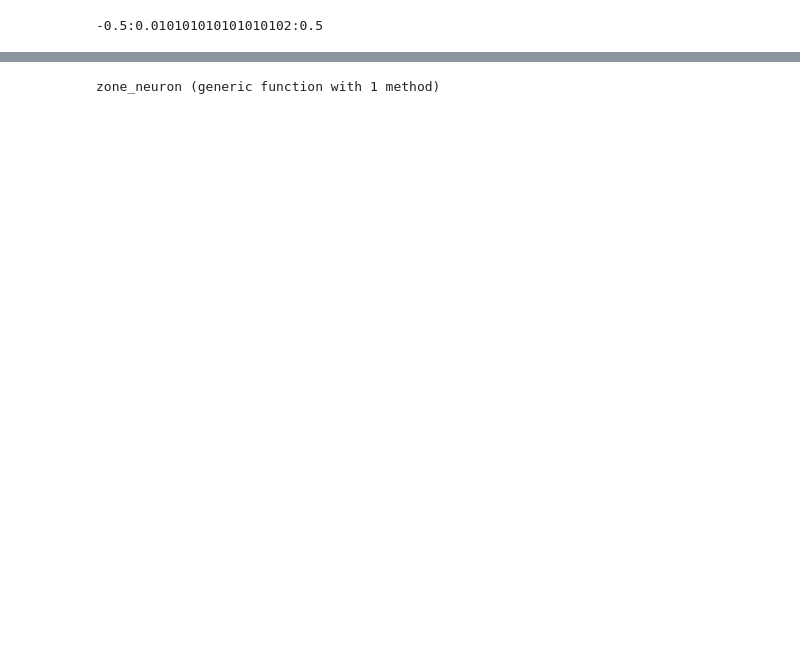
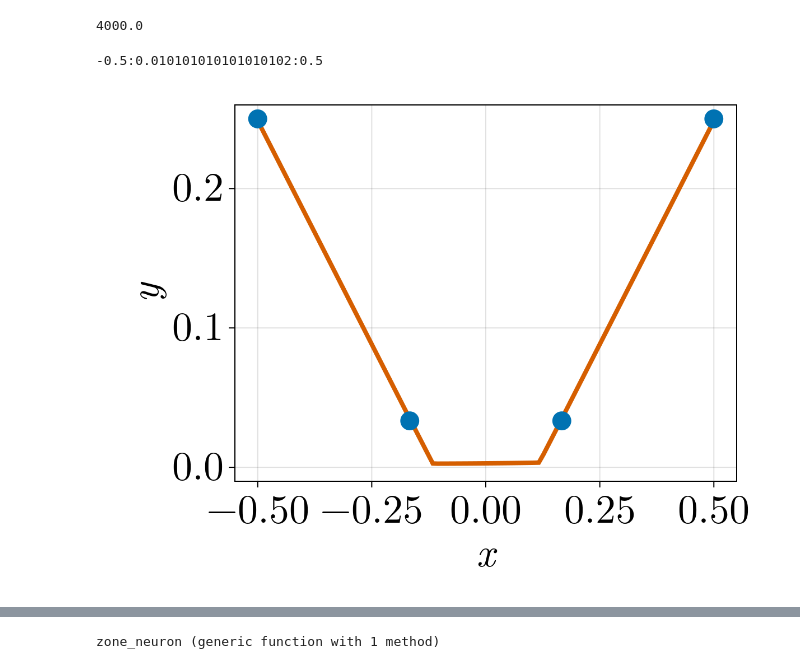
Before and after one commit to DirkBurgers/BEP, a Jupyter notebook: Experiments/Training over time/neuron trajecs.ipynb, the cells around one changed output, grey strips where cells are left out. Cells and saved outputs as stored; diff of their text form; code cells hidden in the pictures; blank space fills up the shorter version.

```diff
--- a/Experiments/Training over time/neuron trajecs.ipynb
+++ b/Experiments/Training over time/neuron trajecs.ipynb
@@ -28,3 +28,7 @@ TrainingData{Float64, Int64}([[-0.5], [-0.16666666666666666], [0.166666666666666
+# %%
+training_data.learning_rate
+# %% [output]
+4000.0
 # %%
 # Extract training data
 xflat = training_data.x |> Iterators.flatten |> collect
@@ -32,3 +36,27 @@ xmin, xmax = training_data.x |> Iterators.flatten |> extrema
 xvals = range(xmin, xmax, length=100)
 # %% [output]
 -0.5:0.010101010101010102:0.5
+# %%
+nnindex = findfirst(x -> x == 1e8, t_data)
+nn = nn_data[end]
+
+f = Figure()
+
+ax = Axis(f[1, 1], xlabel = L"x", ylabel = L"y", xticks = -0.5:0.25:0.5) # , yticks = [0.0, 0.1, 0.2]
+
+# Draw NN graph
+xgrid = range(-0.5, 0.5, length = 100)
+lines!(ax, xgrid, [forward(nn, p) for p in xgrid]; color=MYORANGE, linewidth=4)
+
+# Scatter data points
+scatter!(ax, xflat, training_data.y; markersize = 24)
+
+# Some more settings
+xlims!(ax, -0.5 * 1.1, 0.5 * 1.1)
+ylims!(ax, -0.01, 0.26)
+
+colsize!(f.layout, 1, Aspect(1, 4/3))
+
+f
+# %% [output]
+[figure, added]
```
Also changed, not shown: parts of 14 cells of this notebook, 20 other files.
